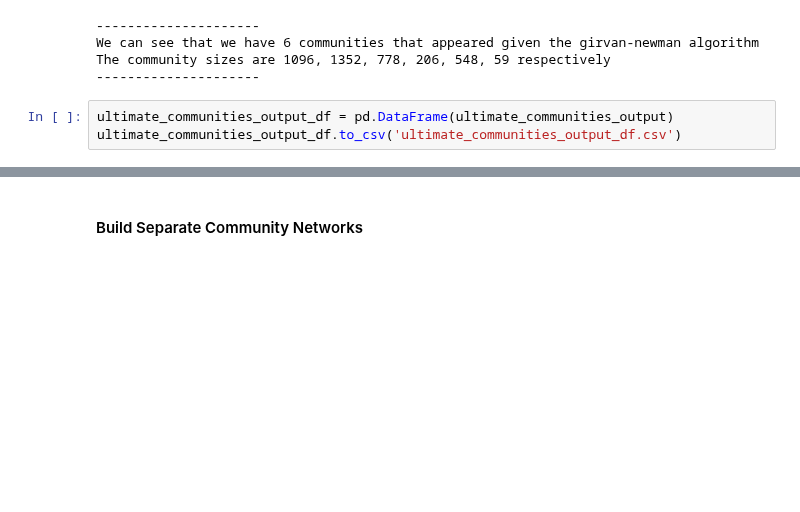
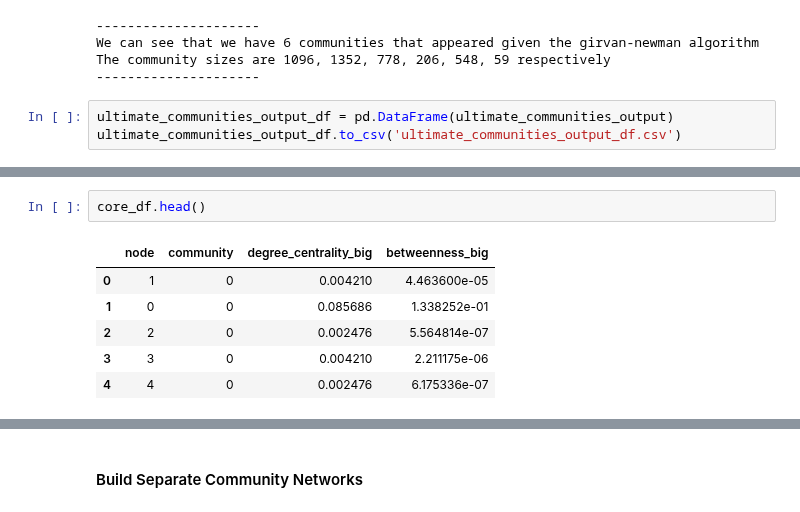
Before and after one commit to showmalley/code_portfolio, a Jupyter notebook: Python -- Network Analysis/Social Network Analysis.ipynb, the cells around one changed output, grey strips where cells are left out. Saved outputs shown, nothing was run; the diff lists cells and outputs as text; blank space fills up the shorter version.

```diff
--- a/Python -- Network Analysis/Social Network Analysis.ipynb
+++ b/Python -- Network Analysis/Social Network Analysis.ipynb
@@ -424,0 +473,9 @@ plt.show()
+# %%
+core_df.head()
+# %% [output]
+|  | node | community | degree_centrality_big | betweenness_big |
+| 0 | 1 | 0 | 0.004210 | 4.463600e-05 |
+| 1 | 0 | 0 | 0.085686 | 1.338252e-01 |
+| 2 | 2 | 0 | 0.002476 | 5.564814e-07 |
+| 3 | 3 | 0 | 0.004210 | 2.211175e-06 |
+| 4 | 4 | 0 | 0.002476 | 6.175336e-07 |
```
Also changed, not shown: parts of 24 cells of this notebook.
